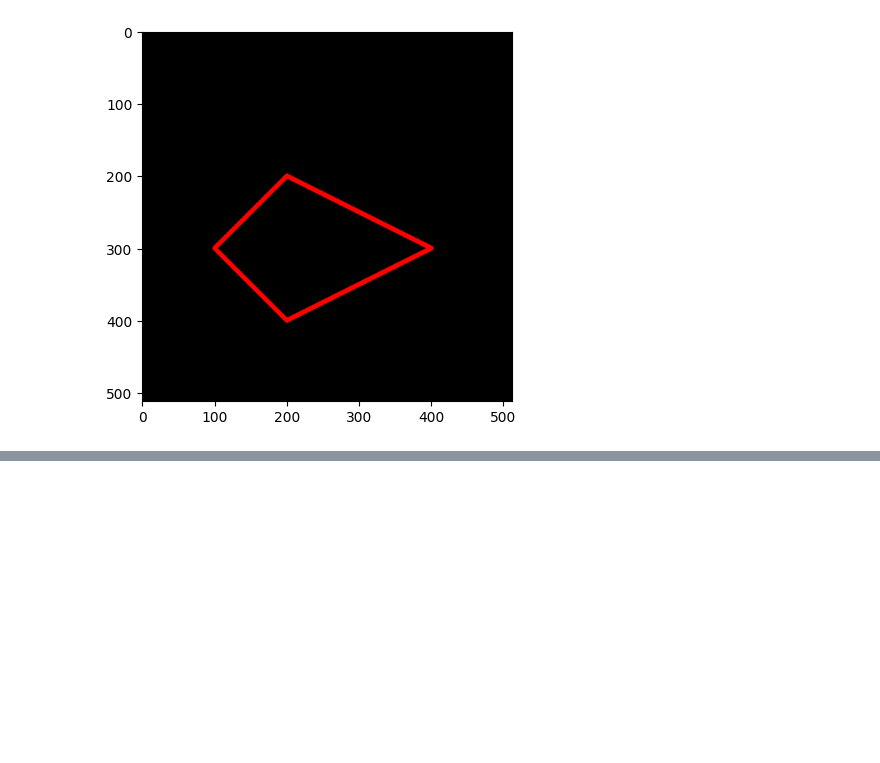
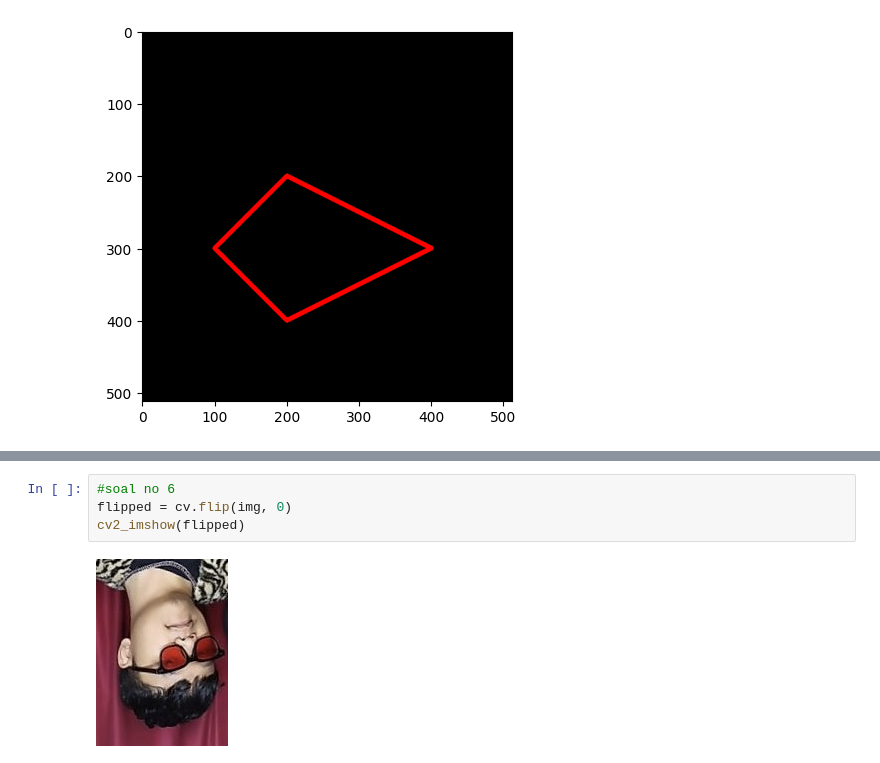
Before and after one commit to AtabikM1/PCVK25_3F_05, a Jupyter notebook: Week2_05.ipynb, the cells around one changed output, grey strips where cells are left out. Saved outputs shown, nothing was run; the diff lists cells and outputs as text; blank space fills up the shorter version.

```diff
--- a/Week2_05.ipynb
+++ b/Week2_05.ipynb
@@ -139,0 +200,6 @@ Berdasarkan praktikum bagian 1 dan 2 kerjakan beberapa tugas berikut :
+# %%
+#soal no 6
+flipped = cv.flip(img, 0)
+cv2_imshow(flipped)
+# %% [output]
+[figure, added]
```
Also changed, not shown: parts of 9 cells of this notebook.
